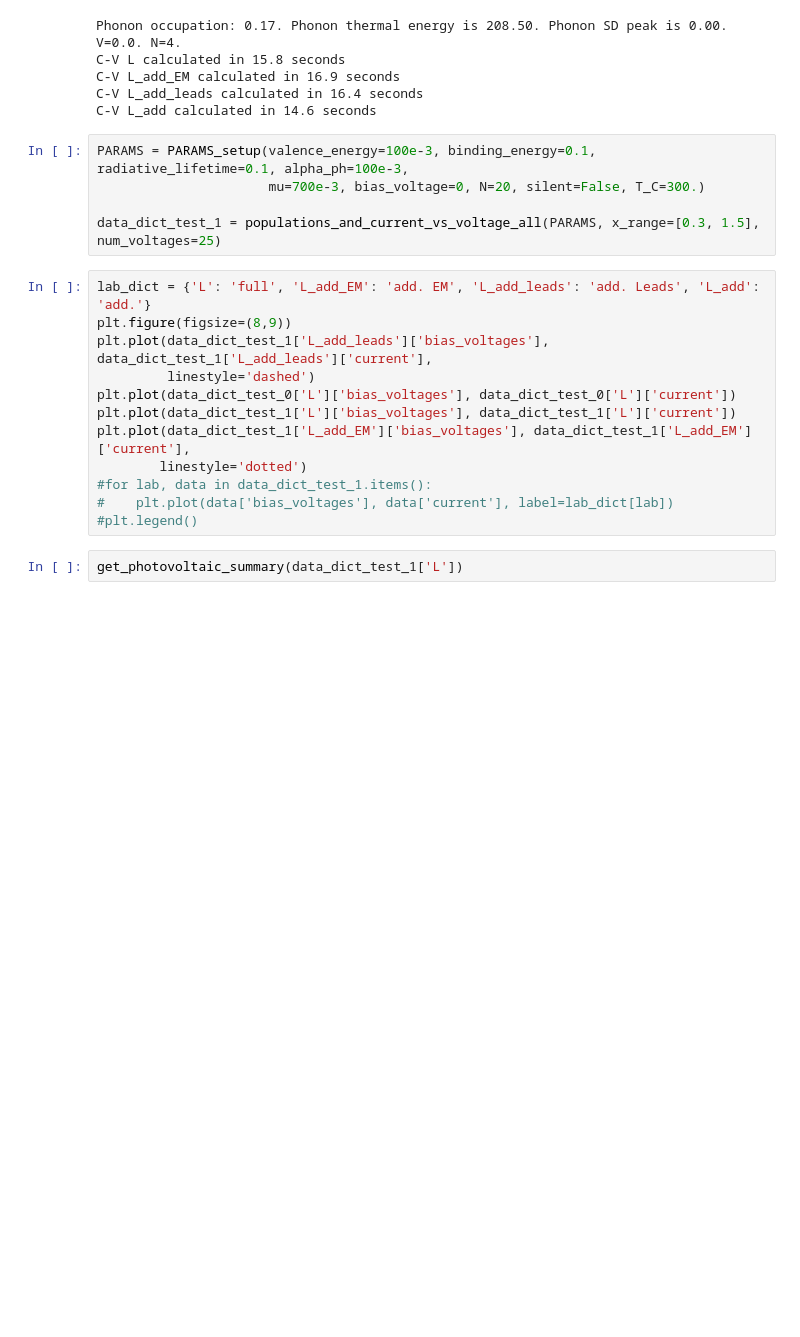
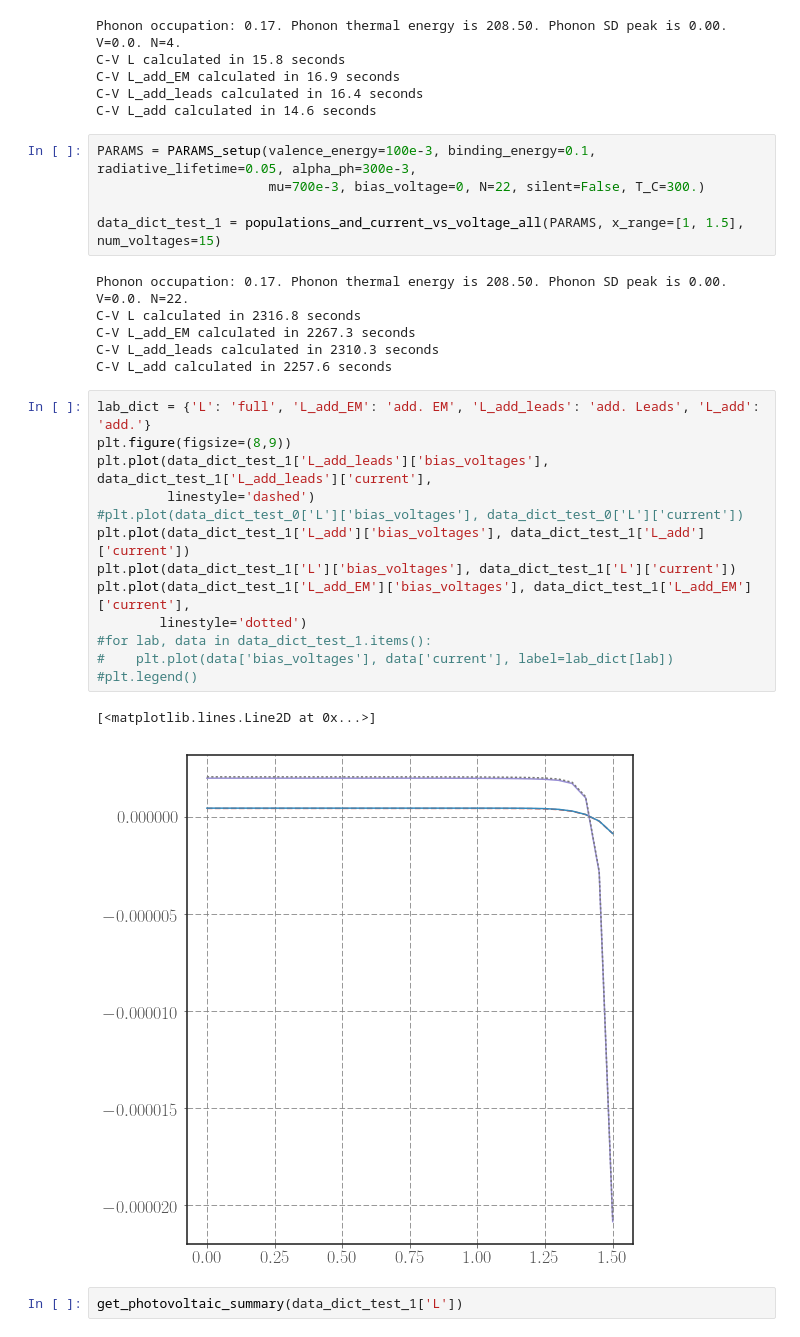
Before and after one commit to HenryMaguire/TLS-photocell-code, a Jupyter notebook: photocurrent-results-dev.ipynb, the cells around one changed output. Saved outputs shown, nothing was run; the diff lists cells and outputs as text; blank space fills up the shorter version.

Commit message:
MAde some data and need to make the final graphs.

```diff
--- a/photocurrent-results-dev.ipynb
+++ b/photocurrent-results-dev.ipynb
@@ -512,22 +557,32 @@ C-V L_add_EM calculated in 16.9 seconds
 C-V L_add_leads calculated in 16.4 seconds
 C-V L_add calculated in 14.6 seconds
 # %%
-PARAMS = PARAMS_setup(valence_energy=100e-3, binding_energy=0.1, radiative_lifetime=0.1, alpha_ph=100e-3,
-                      mu=700e-3, bias_voltage=0, N=20, silent=False, T_C=300.)
+PARAMS = PARAMS_setup(valence_energy=100e-3, binding_energy=0.1, radiative_lifetime=0.05, alpha_ph=300e-3,
+                      mu=700e-3, bias_voltage=0, N=22, silent=False, T_C=300.)
 
-data_dict_test_1 = populations_and_current_vs_voltage_all(PARAMS, x_range=[0.3, 1.5], num_voltages=25)
+data_dict_test_1 = populations_and_current_vs_voltage_all(PARAMS, x_range=[1, 1.5], num_voltages=15)
+# %% [output]
+Phonon occupation: 0.17. Phonon thermal energy is 208.50. Phonon SD peak is 0.00. V=0.0. N=22.
+C-V L calculated in 2316.8 seconds
+C-V L_add_EM calculated in 2267.3 seconds
+C-V L_add_leads calculated in 2310.3 seconds
+C-V L_add calculated in 2257.6 seconds
 # %%
 lab_dict = {'L': 'full', 'L_add_EM': 'add. EM', 'L_add_leads': 'add. Leads', 'L_add': 'add.'}
 plt.figure(figsize=(8,9))
 plt.plot(data_dict_test_1['L_add_leads']['bias_voltages'], data_dict_test_1['L_add_leads']['current'],
          linestyle='dashed')
-plt.plot(data_dict_test_0['L']['bias_voltages'], data_dict_test_0['L']['current'])
+#plt.plot(data_dict_test_0['L']['bias_voltages'], data_dict_test_0['L']['current'])
+plt.plot(data_dict_test_1['L_add']['bias_voltages'], data_dict_test_1['L_add']['current'])
 plt.plot(data_dict_test_1['L']['bias_voltages'], data_dict_test_1['L']['current'])
 plt.plot(data_dict_test_1['L_add_EM']['bias_voltages'], data_dict_test_1['L_add_EM']['current'],
         linestyle='dotted')
 #for lab, data in data_dict_test_1.items():
 #    plt.plot(data['bias_voltages'], data['current'], label=lab_dict[lab])
 #plt.legend()
+# %% [output]
+[<matplotlib.lines.Line2D at 0x...>]
+[figure, added]
 # %%
 get_photovoltaic_summary(data_dict_test_1['L'])
 # %% [output]
```
Also changed, not shown: parts of 5 cells of this notebook, 3 other files.
